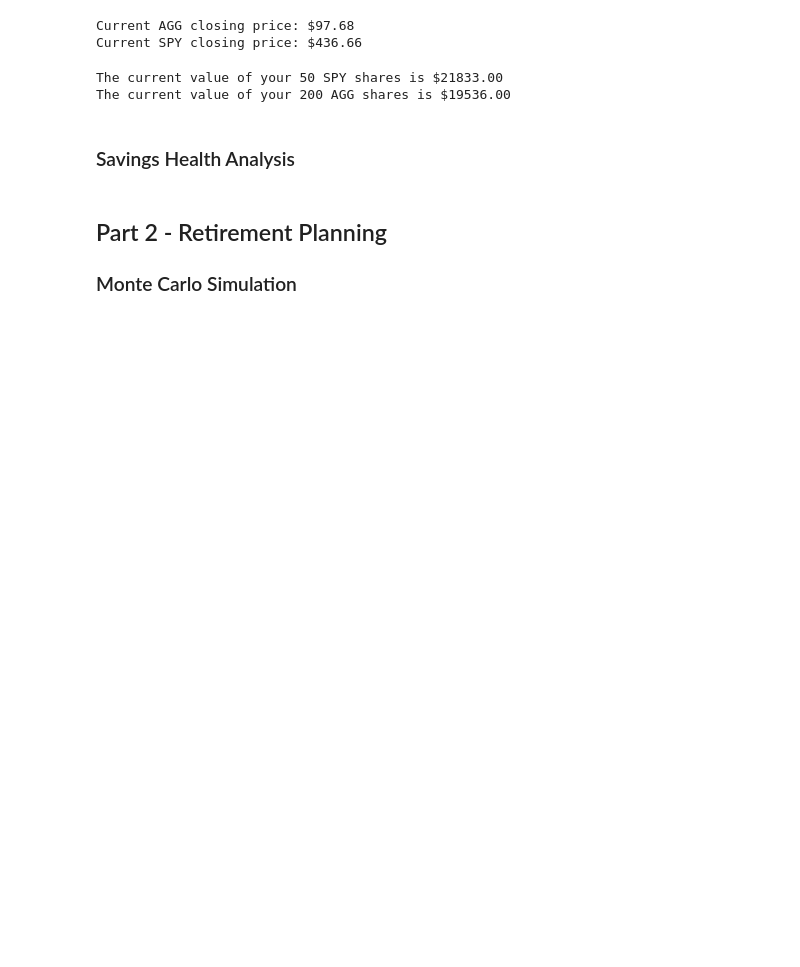
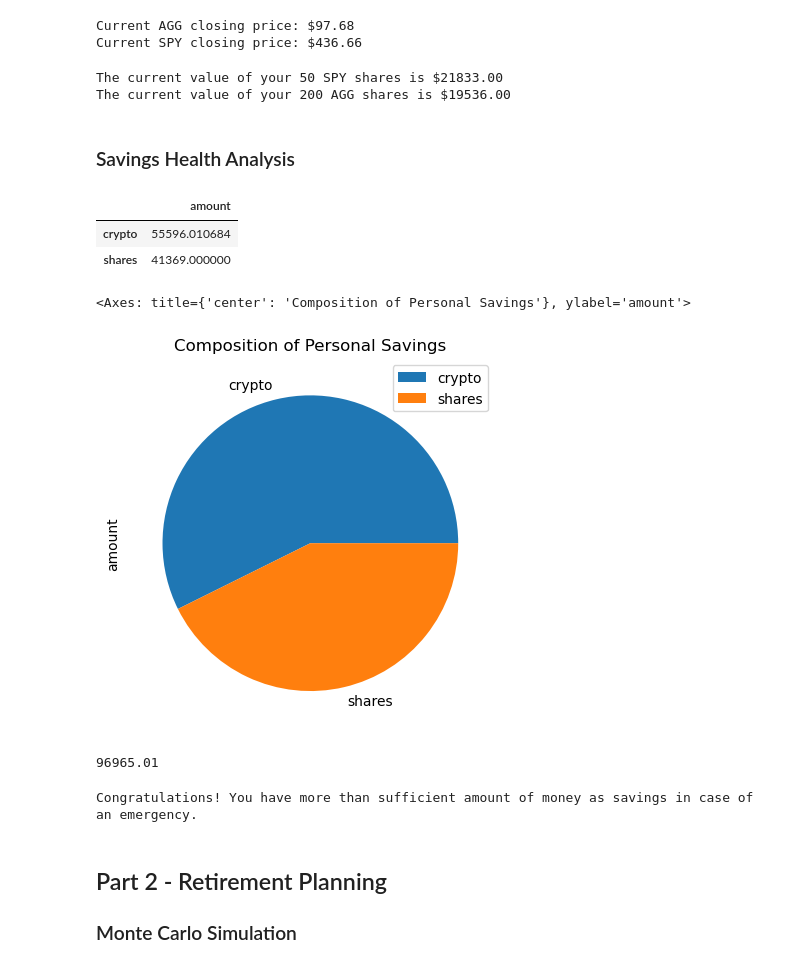
Before and after one commit to terabyte79/APIs_homework, a Jupyter notebook: financial_planner.ipynb, the cells around one changed output. Drawn from its saved outputs; the diff is of its cells as text; code cells hidden in the pictures; blank space fills up the shorter version.

```diff
--- a/financial_planner.ipynb
+++ b/financial_planner.ipynb
@@ -199,13 +199,19 @@ The current value of your 200 AGG shares is $19536.00
 ### Savings Health Analysis
 # %%
 # Set monthly household income
-# YOUR CODE HERE!
+monthly_income = 12000
 
 # Consolidate financial assets data
-# YOUR CODE HERE!
+crypto_value = my_btc_value + my_eth_value
+shares_value = my_agg_value + my_spy_value
 
 # Create savings DataFrame
-# YOUR CODE HERE!
+df_savings =  pd.DataFrame({"amount": [crypto_value, shares_value]},
+                          index=["crypto", "shares"])
 
 # Display savings DataFrame
 display(df_savings)
+# %% [output]
+|  | amount |
+| crypto | 55596.010684 |
+| shares | 41369.000000 |
@@ -215,12 +218,31 @@ display(df_savings)
+# %%
+# Plot savings pie chart
+df_savings.plot(kind="pie", y="amount",title="Composition of Personal Savings")
+# %% [output]
+<Axes: title={'center': 'Composition of Personal Savings'}, ylabel='amount'>
+[figure, added]
 # %%
 # Set ideal emergency fund
 emergency_fund = monthly_income * 3
 
 # Calculate total amount of savings
-# YOUR CODE HERE!
-
-# Validate saving health
-# YOUR CODE HERE!
+total_savings = crypto_value + shares_value
+total_savings = round(total_savings,2)
+total_savings
+# %% [output]
+96965.01
+# %%
+# Validate saving health
+if total_savings > emergency_fund:
+    print("Congratulations! You have more than sufficient amount of money as savings in case of an emergency.")
+elif total_savings == emergency_fund:
+    print("Congratulations! You have exactly the amount required for emergencies in your savings.")
+else:
+    difference = emergency_fund - total_savings
+    difference = round(difference,2)
+    print(f"You are ${difference} away from attaining financial security.")
+# %% [output]
+Congratulations! You have more than sufficient amount of money as savings in case of an emergency.
 # %% [markdown]
 ## Part 2 - Retirement Planning
 
```
Also changed, not shown: parts of 17 cells of this notebook, 2 other files.
